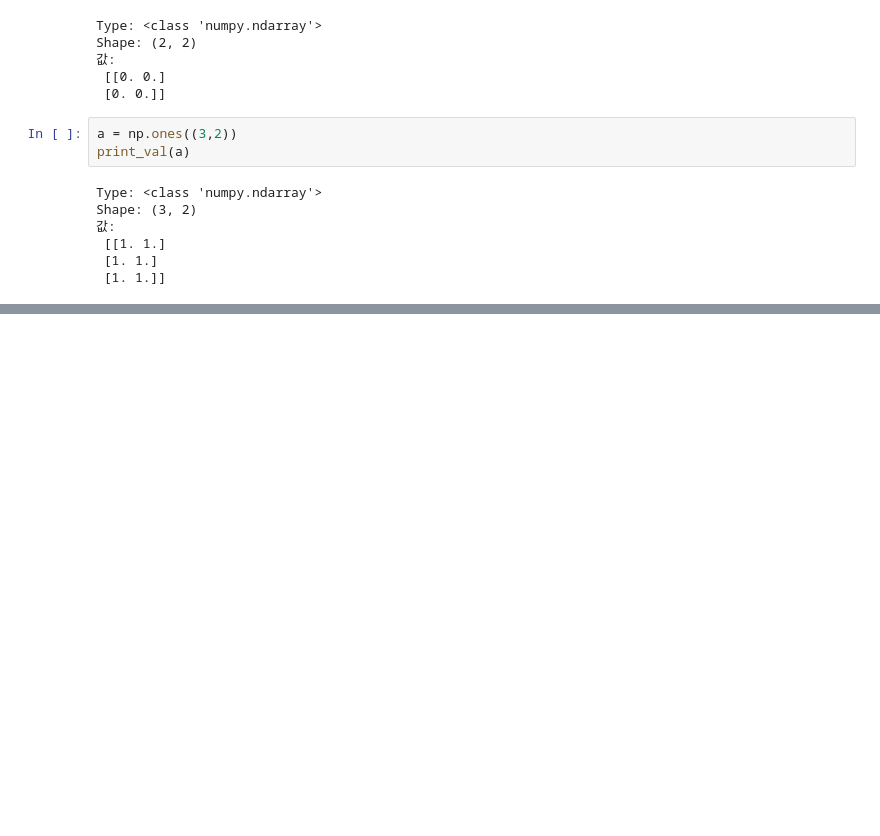
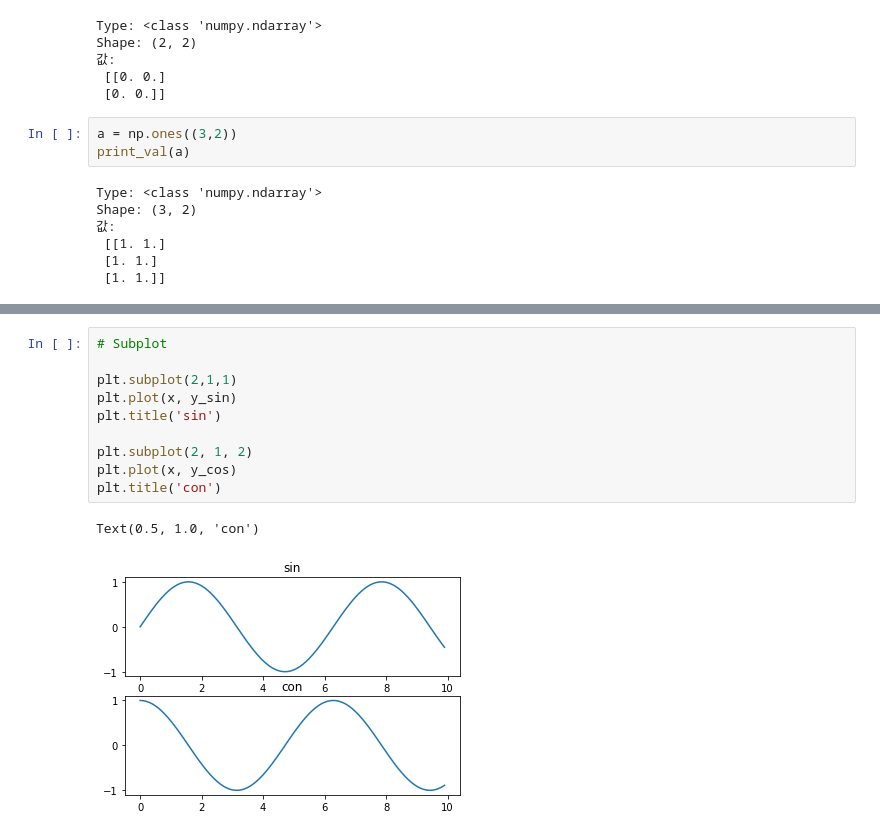
Before and after one commit to Dawonlee0/LA2_Report, a Jupyter notebook: [00]실습zero.ipynb, the cells around one changed output, grey strips where cells are left out. Drawn from its saved outputs; the diff is of its cells as text; blank space fills up the shorter version.

```diff
--- a/[00]실습zero.ipynb
+++ b/[00]실습zero.ipynb
@@ -84,0 +383,13 @@ Shape: (4, 4)
+# %%
+# Subplot
+
+plt.subplot(2,1,1)
+plt.plot(x, y_sin)
+plt.title('sin')
+
+plt.subplot(2, 1, 2)
+plt.plot(x, y_cos)
+plt.title('con')
+# %% [output]
+Text(0.5, 1.0, 'con')
+[figure, added]
```
Also changed, not shown: parts of 21 cells of this notebook.
